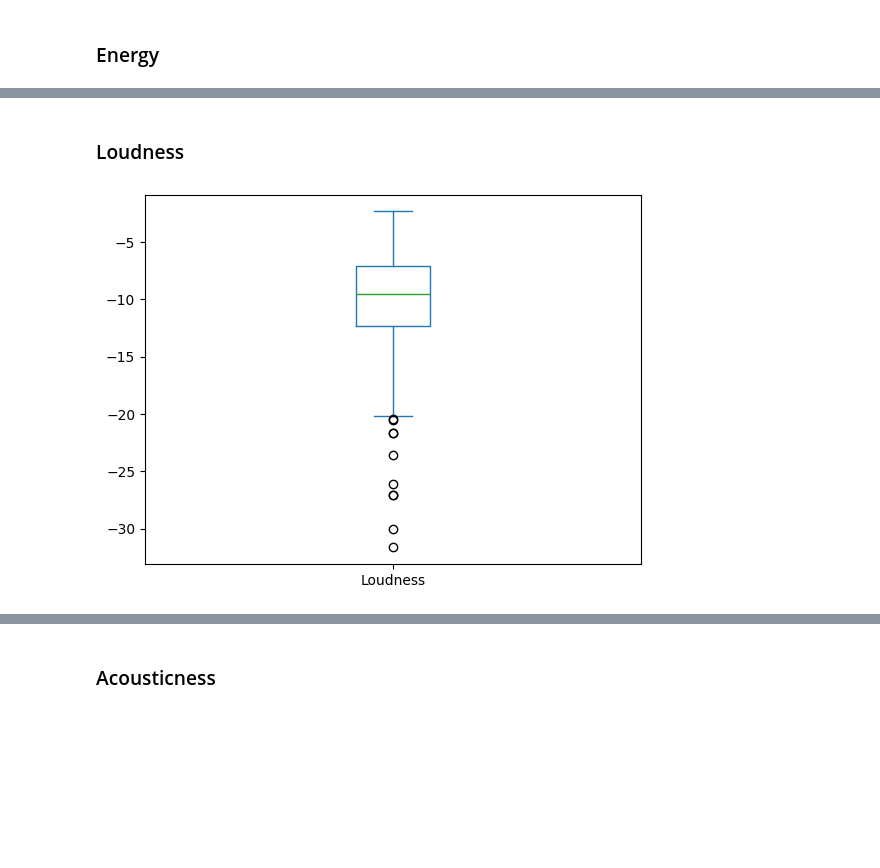
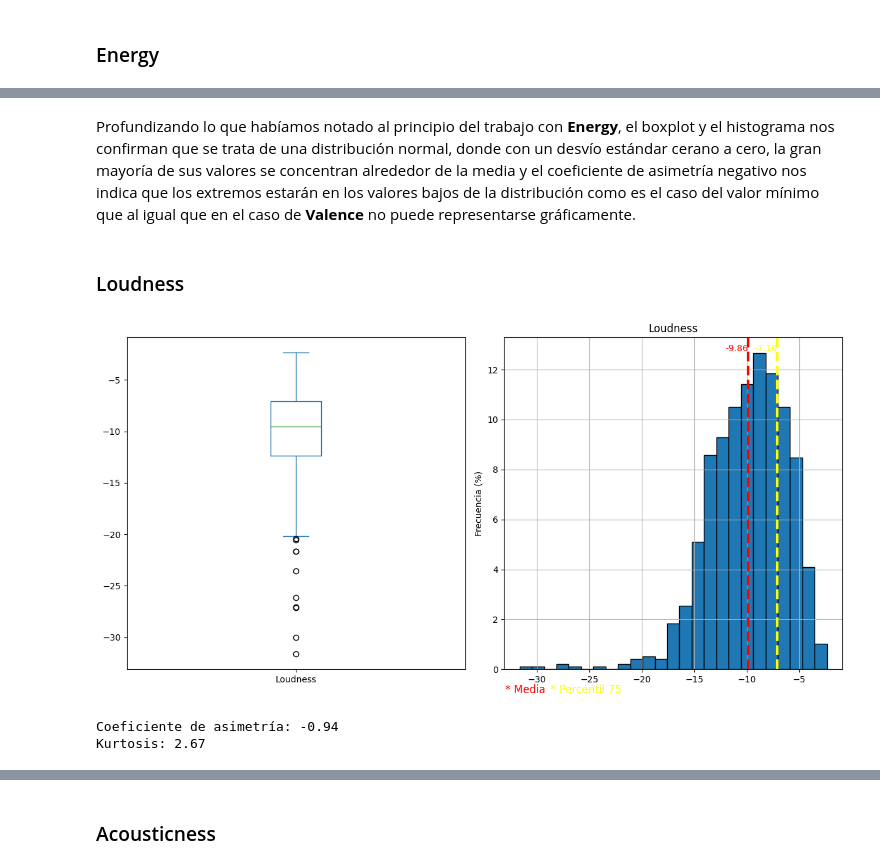
Before and after one commit to nachoperna/Fundamentos-de-la-Ciencia-de-Datos, a Jupyter notebook: TPE/tpe.ipynb, the cells around one changed output, grey strips where cells are left out. Drawn from its saved outputs; the diff is of its cells as text; code cells hidden in the pictures; blank space fills up the shorter version.

```diff
--- a/TPE/tpe.ipynb
+++ b/TPE/tpe.ipynb
@@ -409,7 +485,33 @@ plt.show()
+# %% [markdown]
+Profundizando lo que habíamos notado al principio del trabajo con **Energy**, el boxplot y el histograma nos confirman que se trata de una distribución normal, donde con un desvío estándar cerano a cero, la gran mayoría de sus valores se concentran alrededor de la media y el coeficiente de asimetría negativo nos indica que los extremos estarán en los valores bajos de la distribución como es el caso del valor mínimo que al igual que en el caso de **Valence** no puede representarse gráficamente.
 # %% [markdown]
 ### Loudness
-# %%
-covers_sin_track_artist['Loudness'].plot.box()
-plt.show()
-# %% [output]
-[figure, removed]
+# %%
+fig, axes = plt.subplots(1, 2, figsize=(12, 6))
+
+covers_sin_track_artist['Loudness'].plot.box(ax=axes[0])
+
+loudness_hist = covers_sin_track_artist['Loudness'].hist(bins=25, weights=np.zeros_like(covers_sin_track_artist["Loudness"]) + 1. / covers_sin_track_artist["Loudness"].size * 100, edgecolor='black', ax=axes[1])
+loudness_hist.set_title("Loudness")
+loudness_hist.set_ylabel("Frecuencia (%)")
+
+media = covers_sin_track_artist['Loudness'].mean()
+cuartil3 = np.percentile(covers_sin_track_artist['Loudness'], 75)
+loudness_hist.axvline(media, color='red', linestyle='--', linewidth=3, label=f'Media: {media:.2f}')
+loudness_hist.text(media, loudness_hist.get_ylim()[1] * 0.97, f'{media:.2f}', color='red', ha='right', va='center_baseline', rotation=0)
+loudness_hist.text(cuartil3, loudness_hist.get_ylim()[1] * 0.97, f'{cuartil3:.2f}', color='yellow', ha='right', va='center_baseline', rotation=0)
+loudness_hist.axvline(cuartil3, color='yellow', linestyle='--', linewidth=3, label=f'Percentil 75: {cuartil3:.2f}')
+
+plt.figtext(0.57, 0.01, "* Media", ha='center', va='center', fontsize=12, color='red')
+plt.figtext(0.65, 0.01, "* Percentil 75", ha='center', va='center', fontsize=12, color='yellow')
+
+plt.tight_layout()
+plt.show()
+# %% [output]
+[figure, added]
+# %%
+print(f"Coeficiente de asimetría: {covers_sin_track_artist['Loudness'].skew():.2f}")
+print(f"Kurtosis: {covers_sin_track_artist['Loudness'].kurtosis():.2f}")
+# %% [output]
+Coeficiente de asimetría: -0.94
+Kurtosis: 2.67
```
Also changed, not shown: parts of 20 cells of this notebook.
